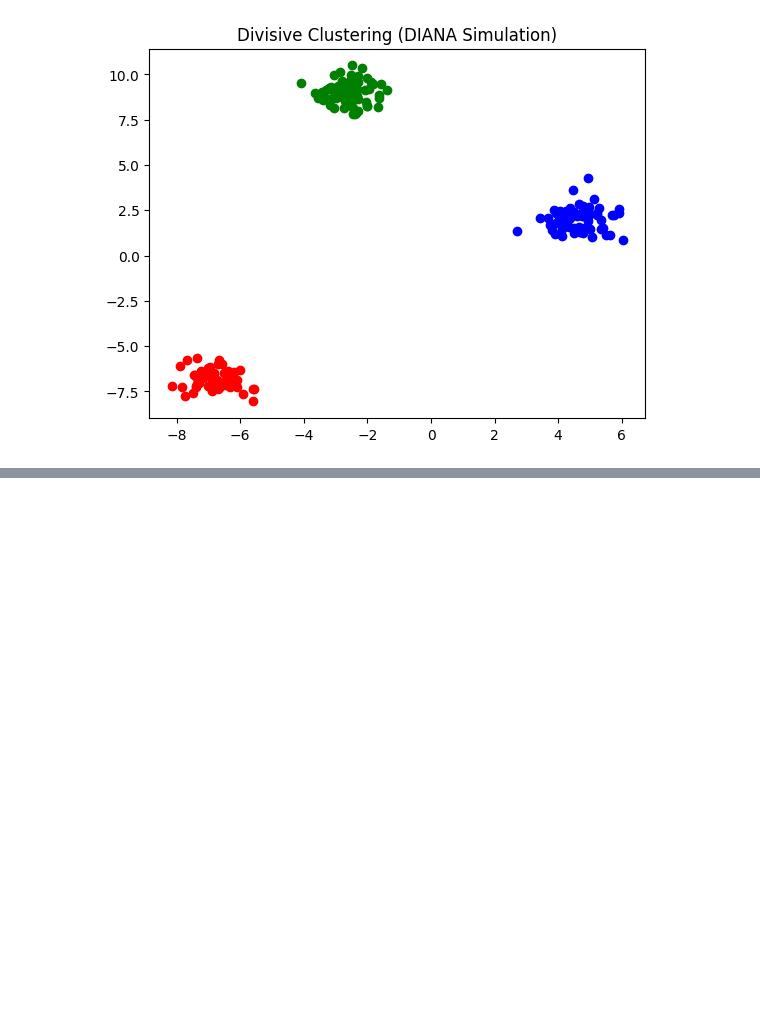
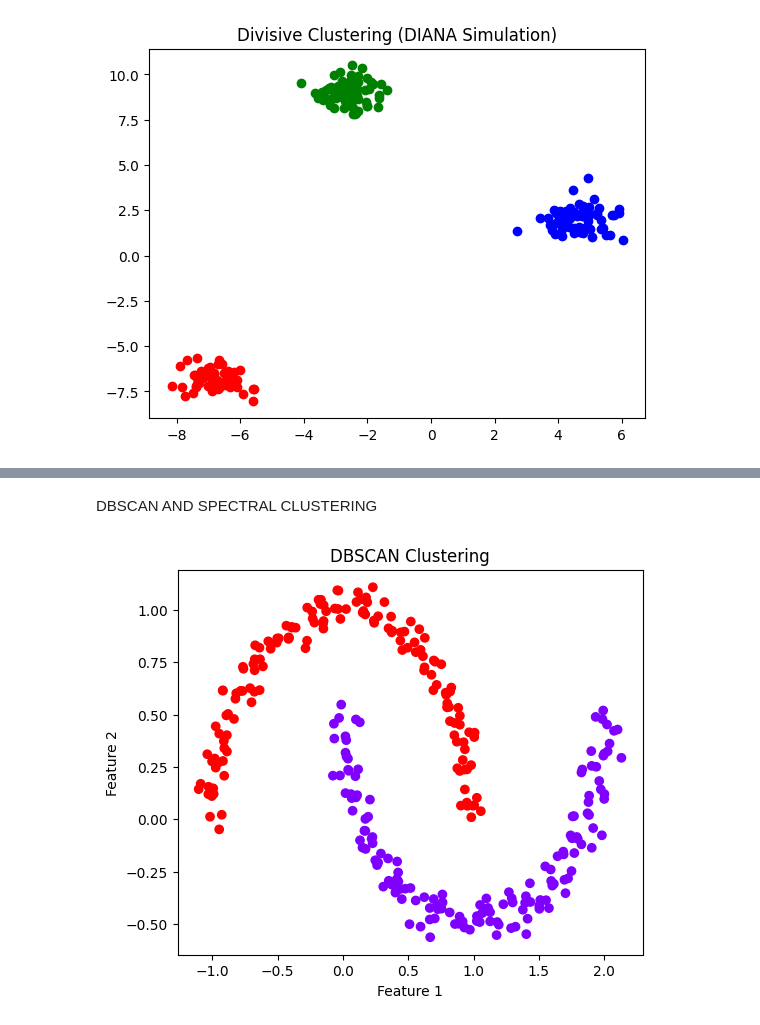
Before and after one commit to srujannayak32/MLLAB189, a Jupyter notebook: ML_Clustering.ipynb, the cells around one changed output, grey strips where cells are left out. Drawn from its saved outputs; the diff is of its cells as text; code cells hidden in the pictures; blank space fills up the shorter version.

```diff
--- a/ML_Clustering.ipynb
+++ b/ML_Clustering.ipynb
@@ -180,0 +219,25 @@ plt.show()
+# %% [markdown]
+DBSCAN AND SPECTRAL CLUSTERING
+# %%
+# DBSCAN Clustering Example
+import numpy as np
+import matplotlib.pyplot as plt
+from sklearn.datasets import make_moons
+from sklearn.cluster import DBSCAN
+
+# Create sample data
+X, _ = make_moons(n_samples=300, noise=0.05, random_state=42)
+
+# Apply DBSCAN
+db = DBSCAN(eps=0.2, min_samples=5)
+labels = db.fit_predict(X)
+
+# Plot the clusters
+plt.figure(figsize=(6, 5))
+plt.scatter(X[:, 0], X[:, 1], c=labels, cmap='rainbow')
+plt.title("DBSCAN Clustering")
+plt.xlabel("Feature 1")
+plt.ylabel("Feature 2")
+plt.show()
+# %% [output]
+[figure, added]
```
Also changed, not shown: parts of 3 cells of this notebook.
